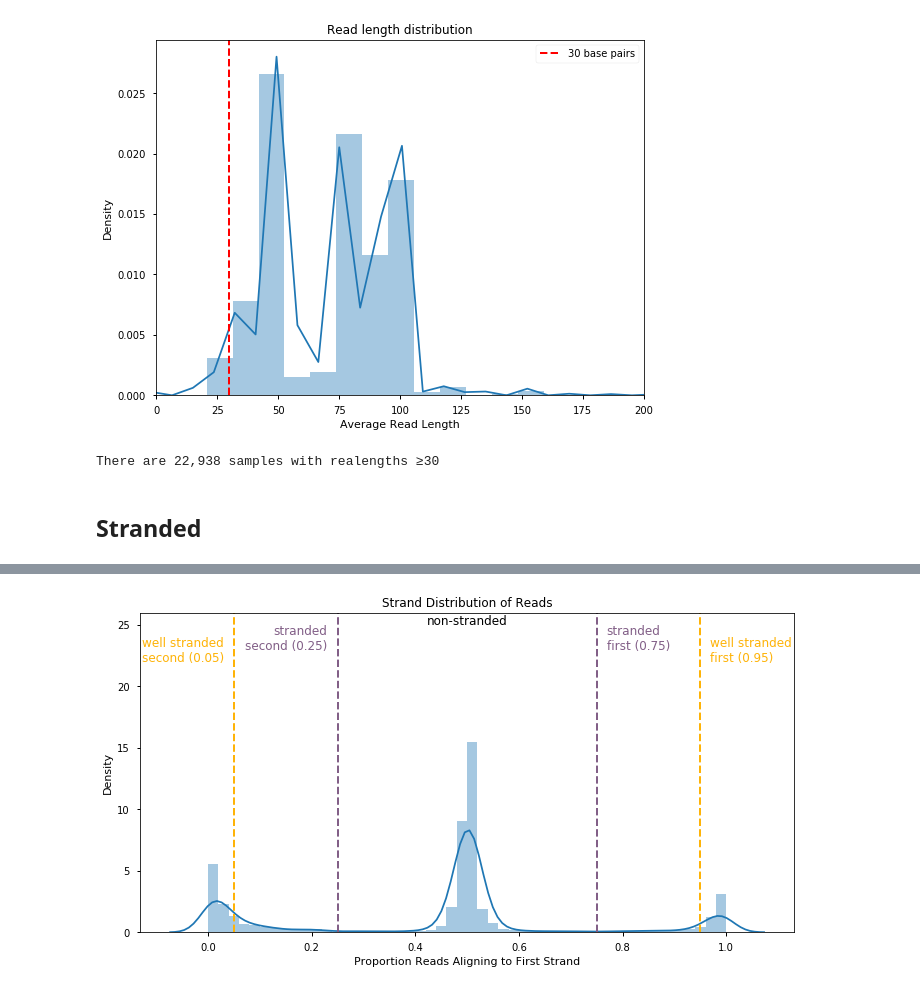
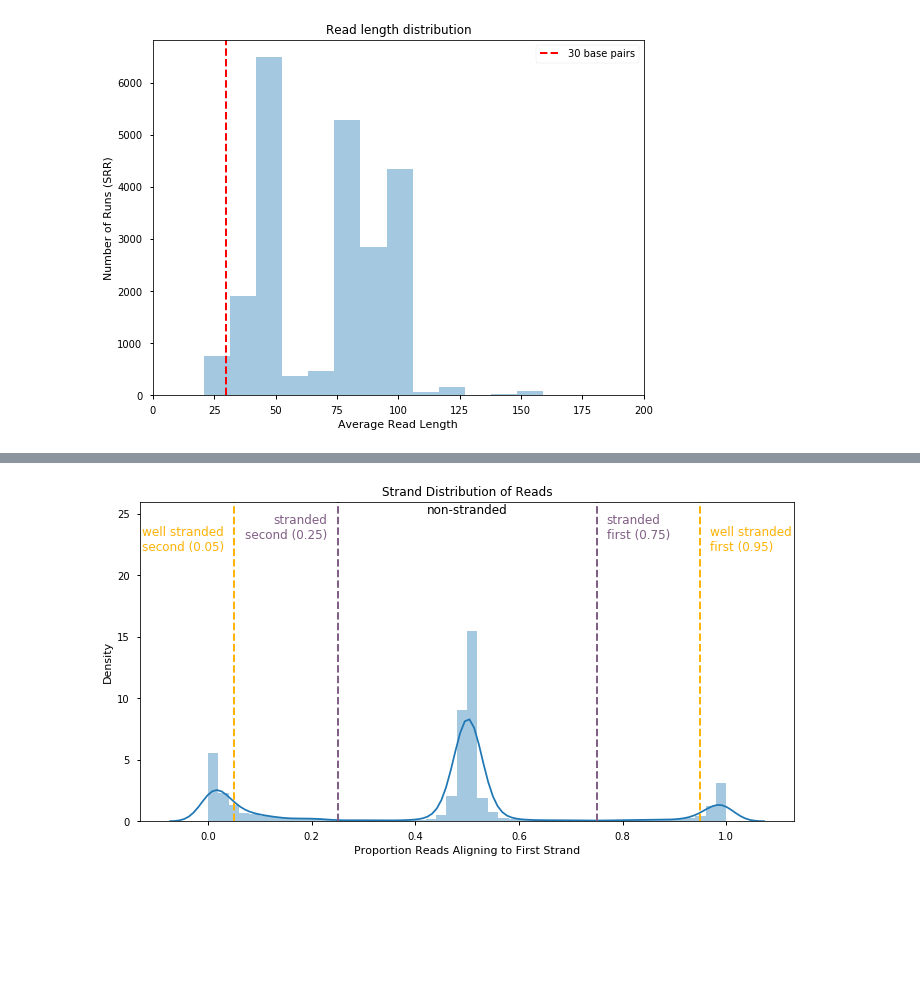
Before and after one commit to jfear/ncbi_remap, a Jupyter notebook: notebook/deliver/prealn-wf_qc.ipynb, the cells around one changed output, grey strips where cells are left out. Cells and saved outputs as stored; diff of their text form; code cells hidden in the pictures; blank space fills up the shorter version.

```diff
--- a/notebook/deliver/prealn-wf_qc.ipynb
+++ b/notebook/deliver/prealn-wf_qc.ipynb
@@ -14,14 +14,15 @@ import seaborn as sns
 sys.path.insert(0, '../../lib/python')
 from ncbi_remap.notebook import Nb
 from ncbi_remap.plotting import make_figs
+from ncbi_remap.io import add_table
 
 # Setup notebook
-nbconfig = Nb.setup_notebook(nb_name='prealn-wf')
+nbconfig = Nb.setup_notebook(nb_name='prealn-wf_qc')
 
 # Turn on cache
 from joblib import Memory
 memory = Memory(cachedir=nbconfig.cache, verbose=0)
 
 # Connect to data store
-store = pd.HDFStore('../../sra.h5', mode='r')
+store = pd.HDFStore('../../sra.h5')
 # %% [output]
@@ -30,19 +30,0 @@ Git hash: 77256d4c91158a79506f4adb8e290ae30d5f9ec0
-# %%
-# Constants
-LIBSIZE_CUTOFF = 1e5      # 100,000 reads
-READLEN_CUTOFF = 30       # 30 bp
-STRAND_CUTOFF1 = 0.75     # 75% stranded reads
-STRAND_CUTOFF2 = 0.95     # 95% stranded reads
-MAPPING_CUTOFF = 0.30     # 30% Uniquely mapping
-CONTAMINATION_CUTOFF = 40 # 50% reads mapping to DM6
-
-REFERENCES = [
-    'adapters',
-    'phix',
-    'ercc',
-    'dm6',
-    'wolbachia',
-    'yeast',
-    'ecoli',
-    'hg19',
-]
@@ -64,8 +61,8 @@ def plot(store):
     df = store['prealn/workflow/fastq'][['srx', 'srr', 'libsize_R1']]
     fig, ax = plt.subplots(1, 1)
     sns.distplot(np.log10(df.libsize_R1), ax=ax)
-    ax.axvline(np.log10(1e6), ls='--', lw=2, color='r', label='1 million reads')
-    ax.axvline(np.log10(1e5), ls='--', lw=2, color=sns.xkcd_rgb['amber'], label='1 hundred thousand reads')
+    ax.axvline(np.log10(1e6), ls='--', lw=2, color='r', label='1,000,000 reads')
+    ax.axvline(np.log10(1e5), ls='--', lw=2, color=sns.xkcd_rgb['amber'], label='100,000 reads')
     ax.legend()
     ax.set_xlabel('log10 Number of Reads')
     ax.set_ylabel('Density')
@@ -89,31 +105,34 @@ I looked at the average read length and found that most samples either have a re
 # %%
 # Plot distirubtion of read lengths
 @make_figs(nbconfig.fig_name('distplot_readLen'),
            styles=nbconfig.styles, formats=nbconfig.formats)
 def plot(store):
     df = store['prealn/workflow/fastq'][['srx', 'srr', 'avgLen_R1', 'avgLen_R2']]
     df['len'] = df[['avgLen_R1', 'avgLen_R2']].max(axis=1)
 
     fig, ax = plt.subplots(1, 1)
-    sns.distplot(df.len, bins=100, ax=ax)
+    sns.distplot(df.len, bins=100, ax=ax, kde=False)
     ax.set_xlabel('Average Read Length')
-    ax.set_ylabel('Density')
+    ax.set_ylabel('Number of Runs (SRR)')
     ax.set_xlim(0, 200)
     ax.set_title('Read length distribution');
     ax.axvline(READLEN_CUTOFF, ls='--', lw=2, color='r', label='{} base pairs'.format(READLEN_CUTOFF))
     ax.legend()
 
     return fig
 
 plot(store)
 # %% [output]
-[figure, old version]
+[figure, new version]
 # %%
 # Make flags
-from ncbi_remap.flagging import readlen
+from ncbi_remap.prealn_wf import readlen, readlen_cnts
 readlen_ok = readlen(store, cutoff=READLEN_CUTOFF)
-print('There are {:,} samples with realengths ≥{}'.format(readlen_ok.shape[0], READLEN_CUTOFF))
+readlen_gt_200 = readlen(store, cutoff=200)
+
+# Summary
+cutoff = '{:.0f}'.format(READLEN_CUTOFF)
+n_gt_cutoff = '{:,}'.format(readlen_ok.shape[0])
+n_gt_200 = '{:,}'.format(readlen_gt_200.shape[0])
+
+lmin, lmed, lmax = ['{:,.0f}'.format(x) for x in readlen_cnts(store)]
-# %% [output]
-There are 22,938 samples with realengths ≥30
-# %% [markdown]
-## Stranded
```
Also changed, not shown: parts of 44 cells of this notebook.
